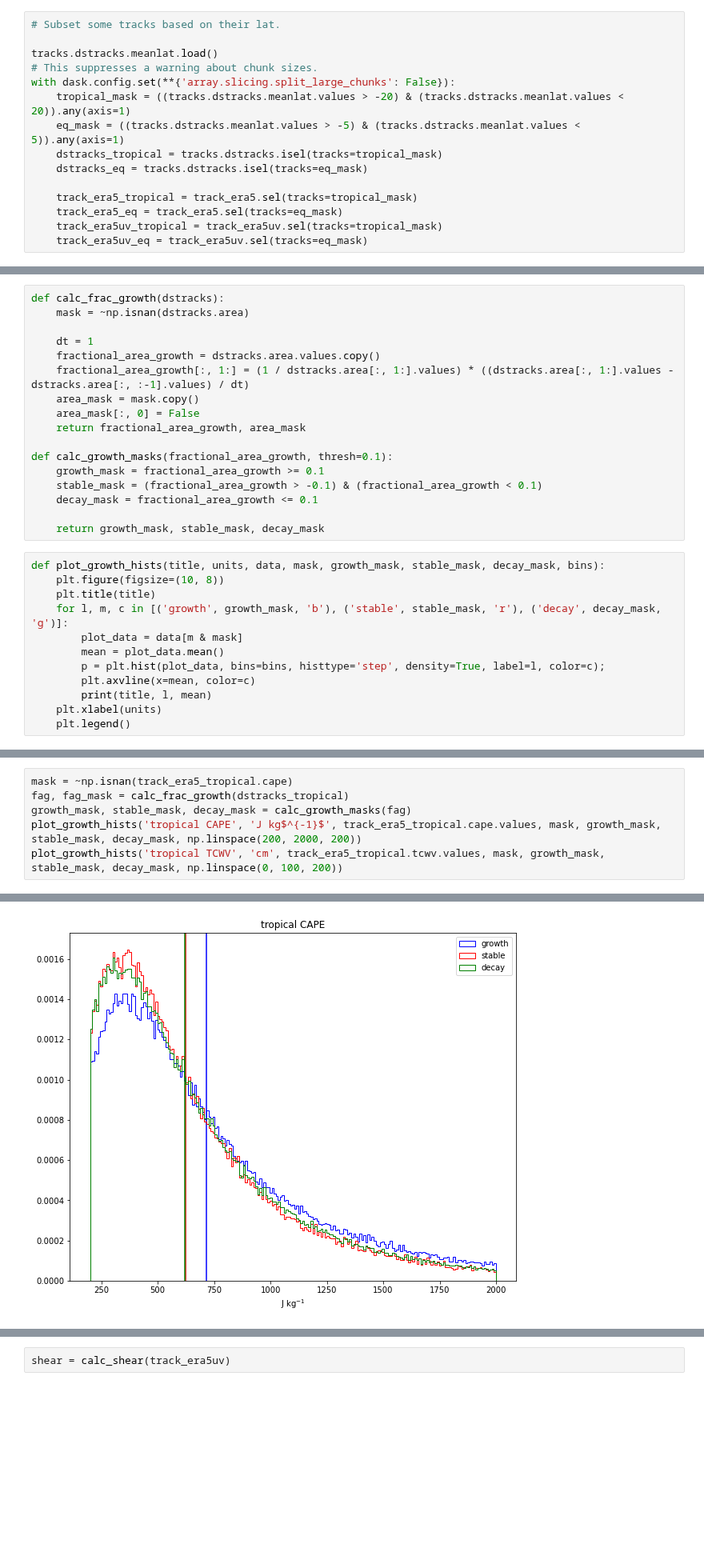
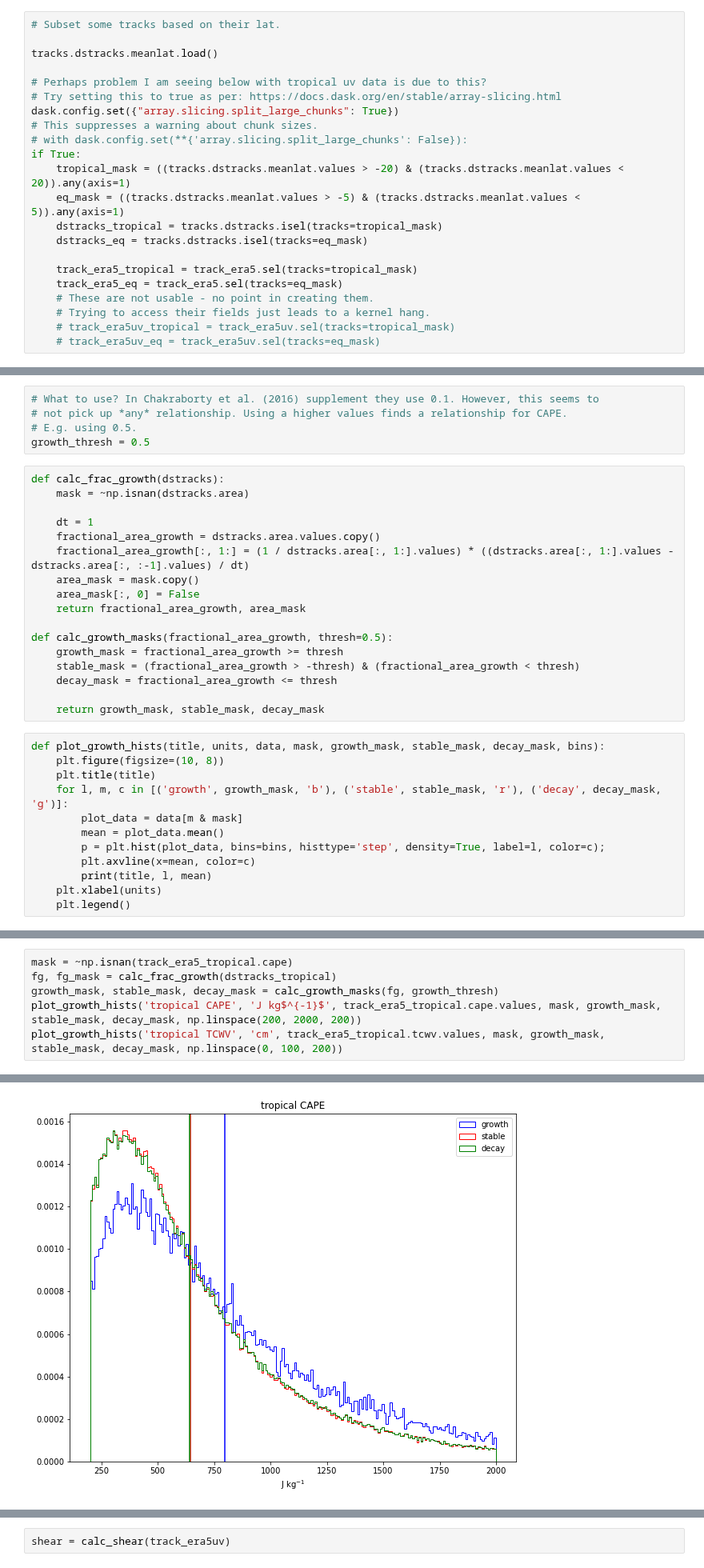
Before and after one commit to markmuetz/mcs_prime, a Jupyter notebook: ctrl/notebooks/dev/gridpoint_env_precursor_analysis.ipynb, the cells around one changed output, grey strips where cells are left out. Shown at 80% size. Saved outputs shown, nothing was run; the diff lists cells and outputs as text; blank space fills up the shorter version.

Commit message:
Update notebooks on histograms, gridpoint analysis and regridding masks.

```diff
--- a/ctrl/notebooks/dev/gridpoint_env_precursor_analysis.ipynb
+++ b/ctrl/notebooks/dev/gridpoint_env_precursor_analysis.ipynb
@@ -106,8 +103,13 @@ Large spike at CAPE=0
 # Subset some tracks based on their lat.
 
 tracks.dstracks.meanlat.load()
+
+# Perhaps problem I am seeing below with tropical uv data is due to this?
+# Try setting this to true as per: https://docs.dask.org/en/stable/array-slicing.html
+dask.config.set({"array.slicing.split_large_chunks": True})
 # This suppresses a warning about chunk sizes.
-with dask.config.set(**{'array.slicing.split_large_chunks': False}):
+# with dask.config.set(**{'array.slicing.split_large_chunks': False}):
+if True:
     tropical_mask = ((tracks.dstracks.meanlat.values > -20) & (tracks.dstracks.meanlat.values < 20)).any(axis=1)
     eq_mask = ((tracks.dstracks.meanlat.values > -5) & (tracks.dstracks.meanlat.values < 5)).any(axis=1)
     dstracks_tropical = tracks.dstracks.isel(tracks=tropical_mask)
@@ -115,8 +117,10 @@ with dask.config.set(**{'array.slicing.split_large_chunks': False}):
 
     track_era5_tropical = track_era5.sel(tracks=tropical_mask)
     track_era5_eq = track_era5.sel(tracks=eq_mask)
-    track_era5uv_tropical = track_era5uv.sel(tracks=tropical_mask)
-    track_era5uv_eq = track_era5uv.sel(tracks=eq_mask)
+    # These are not usable - no point in creating them.
+    # Trying to access their fields just leads to a kernel hang.
+    # track_era5uv_tropical = track_era5uv.sel(tracks=tropical_mask)
+    # track_era5uv_eq = track_era5uv.sel(tracks=eq_mask)
 # %%
 mask = ~np.isnan(track_era5_tropical.cape)
 
@@ -129,6 +133,11 @@ plot_hist('tropical TCWV', 'cm', track_era5_tropical.tcwv.values, mask, bins=np.
 # Perform growth/stable/decay analysis
 
 Idea, use fractional area growth, $\frac{1}{A}\frac{dA}{dt}$ -> $\frac{1}{A^{n+1}}\frac{A^{n+1} - A^n}{\Delta t}$ to stratify environmental conditions where MCSs present.
+# %%
+# What to use? In Chakraborty et al. (2016) supplement they use 0.1. However, this seems to
+# not pick up *any* relationship. Using a higher values finds a relationship for CAPE.
+# E.g. using 0.5.
+growth_thresh = 0.5
 # %%
 def calc_frac_growth(dstracks):
     mask = ~np.isnan(dstracks.area)
@@ -140,10 +149,10 @@ def calc_frac_growth(dstracks):
     area_mask[:, 0] = False
     return fractional_area_growth, area_mask
 
-def calc_growth_masks(fractional_area_growth, thresh=0.1):
-    growth_mask = fractional_area_growth >= 0.1
-    stable_mask = (fractional_area_growth > -0.1) & (fractional_area_growth < 0.1)
-    decay_mask = fractional_area_growth <= 0.1
+def calc_growth_masks(fractional_area_growth, thresh=0.5):
+    growth_mask = fractional_area_growth >= thresh
+    stable_mask = (fractional_area_growth > -thresh) & (fractional_area_growth < thresh)
+    decay_mask = fractional_area_growth <= thresh
 
     return growth_mask, stable_mask, decay_mask
 # %%
@@ -177,7 +186,7 @@ TCWV decay 50.300705
 # %%
 mask = ~np.isnan(track_era5_tropical.cape)
-fag, fag_mask = calc_frac_growth(dstracks_tropical)
-growth_mask, stable_mask, decay_mask = calc_growth_masks(fag)
+fg, fg_mask = calc_frac_growth(dstracks_tropical)
+growth_mask, stable_mask, decay_mask = calc_growth_masks(fg, growth_thresh)
 plot_growth_hists('tropical CAPE', 'J kg$^{-1}$', track_era5_tropical.cape.values, mask, growth_mask, stable_mask, decay_mask, np.linspace(200, 2000, 200))
 plot_growth_hists('tropical TCWV', 'cm', track_era5_tropical.tcwv.values, mask, growth_mask, stable_mask, decay_mask, np.linspace(0, 100, 200))
 # %% [output]
@@ -190 +199 @@ tropical TCWV decay 57.168552
-[figure, old version]
+[figure, new version]
```
Also changed, not shown: parts of 18 cells of this notebook, 2 other files.
